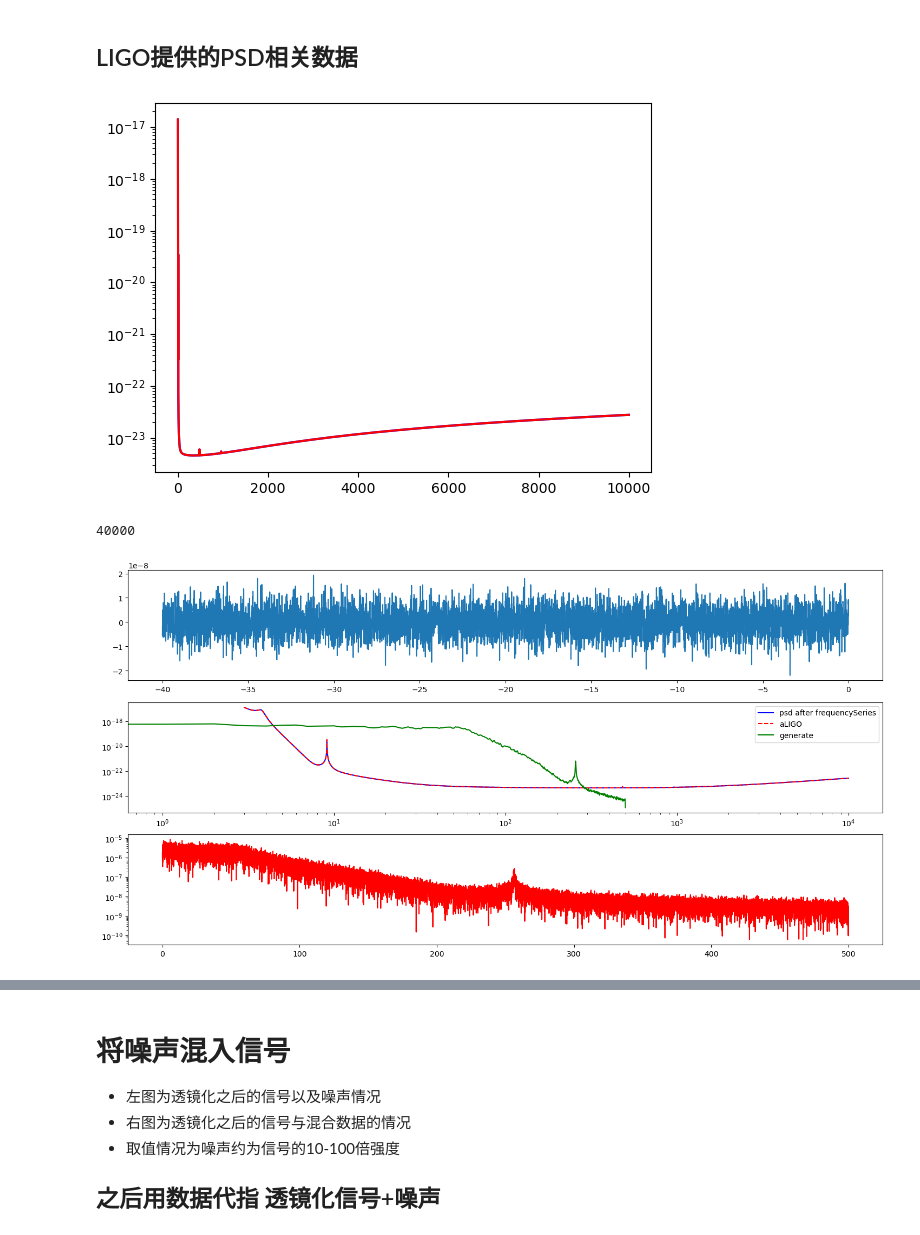
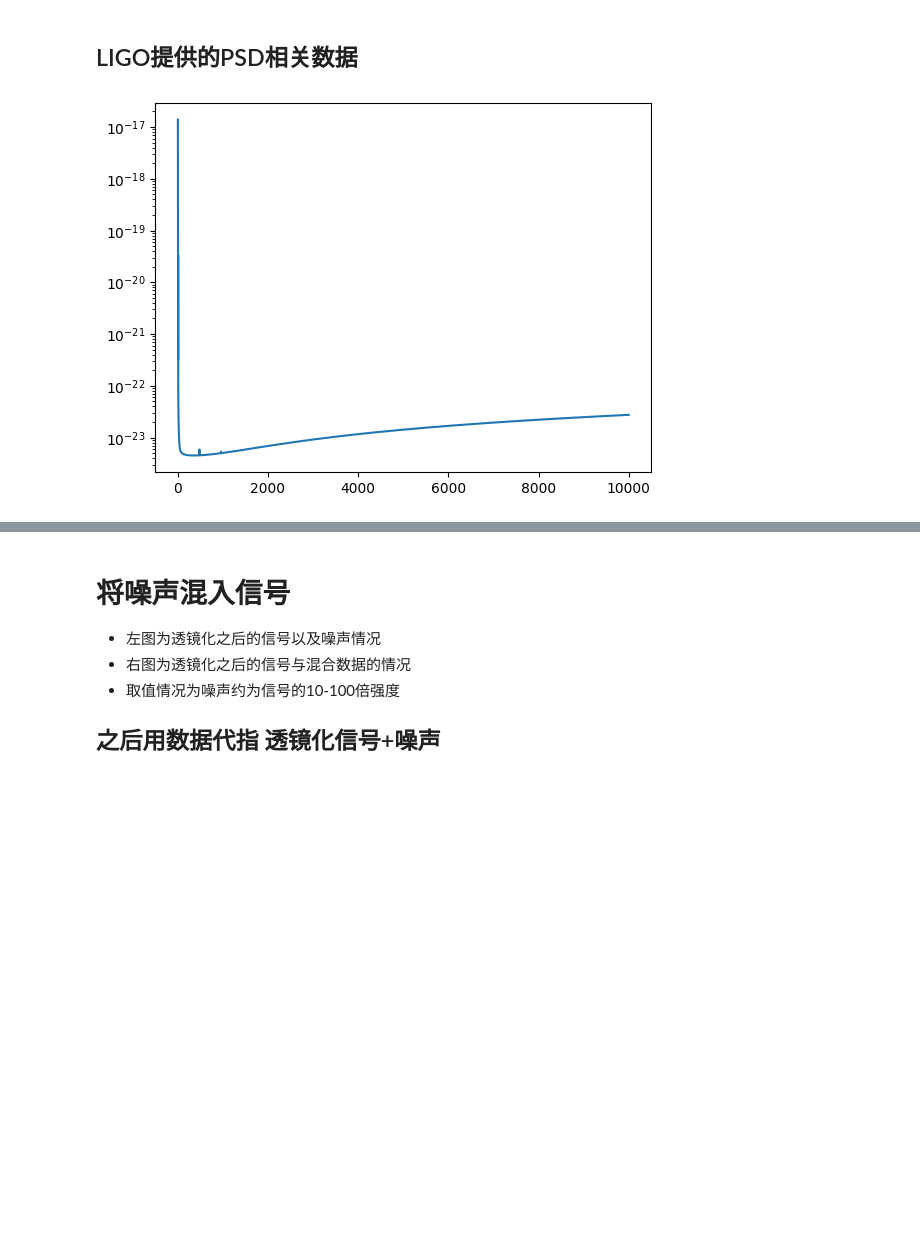
Before and after one commit to WeiQYU/PSO_change, a Jupyter notebook: PSO_change/generate_ligo/generate_signal_noise_data.ipynb, the cells around one changed output, grey strips where cells are left out. Saved outputs shown, nothing was run; the diff lists cells and outputs as text; code cells hidden in the pictures; blank space fills up the shorter version.

```diff
--- a/PSO_change/generate_ligo/generate_signal_noise_data.ipynb
+++ b/PSO_change/generate_ligo/generate_signal_noise_data.ipynb
@@ -147,69 +153,11 @@ False
 # %% [markdown]
 ## LIGO提供的PSD相关数据
 # %%
-import numpy as np
-from pycbc.noise import noise_from_psd
-from pycbc.types import FrequencySeries, TimeSeries
-import matplotlib.pyplot as plt
-from scipy.interpolate import interp1d
 # 获取频率和噪声功率谱密度
 freq_psd = np.loadtxt('aligo_design.txt')
-
 posfreqs = freq_psd[:,0]
-psd = freq_psd[:,1]
-
-# posfreqs[0] = 0
-psd_ligo_map = interp1d(posfreqs,psd)
-
-fig = plt.figure()
-plt.plot(posfreqs, psd, 'b')
-plt.plot(posfreqs,psd_ligo_map(posfreqs),'r')
+psd_txt = freq_psd[:,1]
+plt.plot(posfreqs,psd_txt)
 plt.yscale('log')
-plt.show()
-
-
-
-
-t = np.arange(-40,0,0.001)
-nsamples = len(t)
-tlen = int(t[-1] - t[0] + 1)
-delta_f = 1/ tlen
-samples = nsamples / tlen
-print(nsamples)
-# freqs = np.arange(3,nsamples//2 + delta_f,delta_f)
-# interp1ded_psd = psd_ligo_map(freqs)
-psd_series = FrequencySeries(psd,delta_f=delta_f)
-
-noise = noise_from_psd(nsamples,delta_f,psd_series,seed=516)
-# t_noise = TimeSeries(noise,delta_t=1.0 / samples)
-
-
-
-f_noise = np.fft.rfft(noise)
-noise_freqs = np.fft.rfftfreq(len(noise),t[1] - t[0])
-
-f,pxx = welch(noise,fs = samples,nperseg=samples)
-plt.figure(figsize=(18,9))
-plt.subplot(311)
-plt.plot(t,noise)
-
-
-plt.subplot(312)
-plt.plot(posfreqs,psd_series,'b-',label ='psd after frequencySeries')
-plt.plot(posfreqs,psd,'r--',label = 'aLIGO')
-plt.plot(f,pxx,'g',label= 'generate')
-plt.yscale('log')
-plt.xscale('log')
-# plt.xlim(0,500)
-plt.legend()
-
-
-
-plt.subplot(313)
-plt.plot(noise_freqs,np.abs(f_noise),'r')
-plt.yscale('log')
-plt.show()
 # %% [output]
-[figure, old version]
+[figure, new version]
-40000
-[figure, removed]
```
Also changed, not shown: parts of 11 cells of this notebook, 16 other files.
